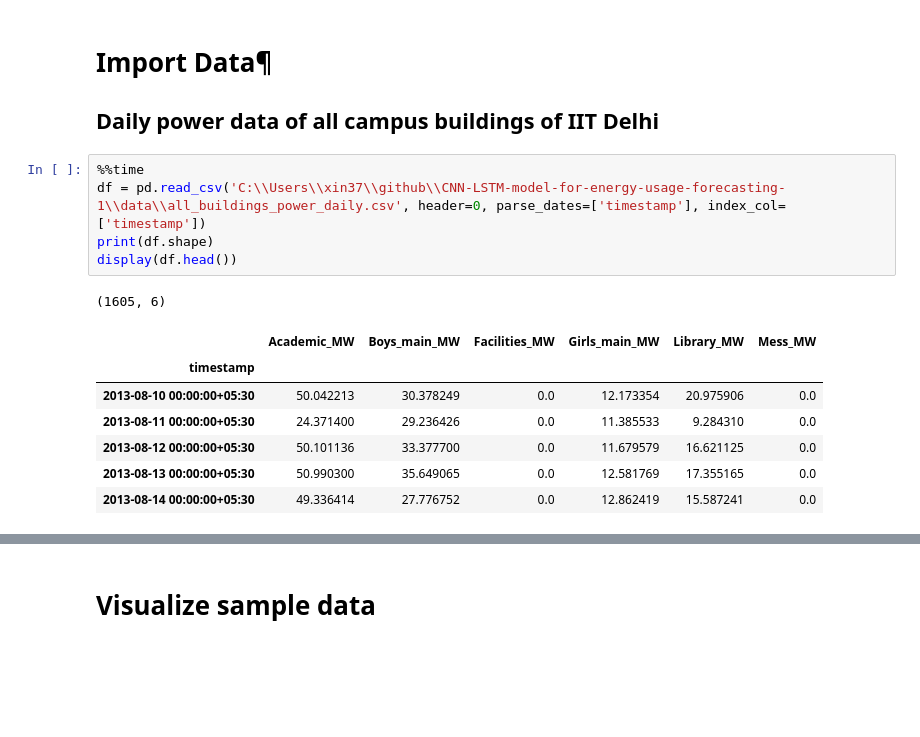
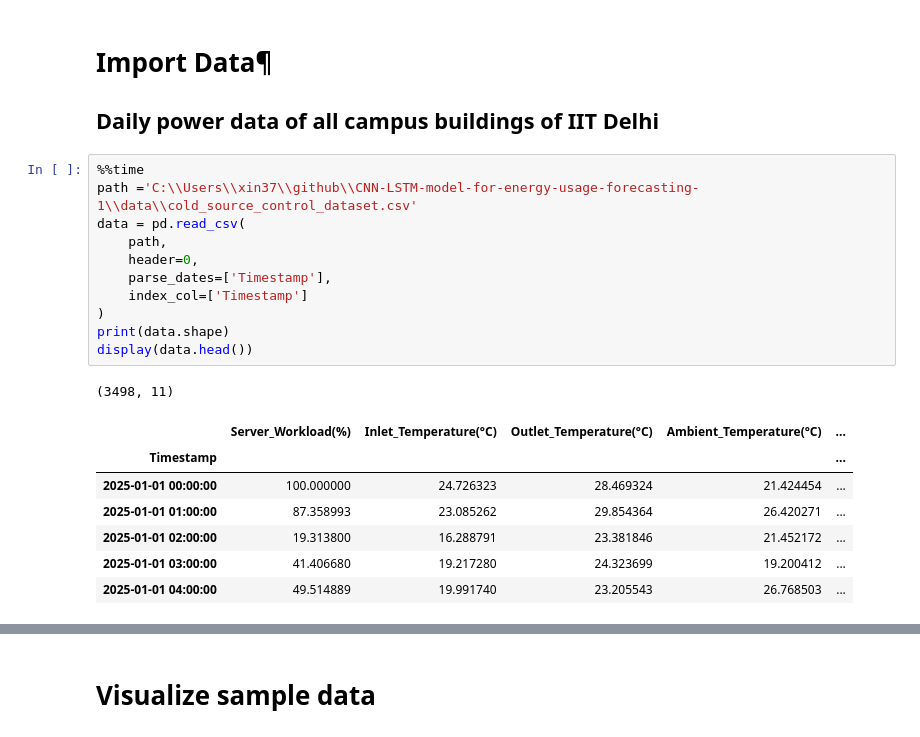
Before and after one commit to ha2ardbunny/Hybrid-Deep-Learning-DRL-Data-Center-Thermal-Management, a Jupyter notebook: CNN_LSTM_univariate_multistep_output_github_2023.ipynb, the cells around one changed output, grey strips where cells are left out. Cells and saved outputs as stored; diff of their text form; blank space fills up the shorter version.

```diff
--- a/CNN_LSTM_univariate_multistep_output_github_2023.ipynb
+++ b/CNN_LSTM_univariate_multistep_output_github_2023.ipynb
@@ -51,15 +53,21 @@ keras version:  3.14.0
 ## Daily power data of all campus buildings of IIT Delhi
 # %%
 %%time
-df = pd.read_csv('C:\\Users\\xin37\\github\\CNN-LSTM-model-for-energy-usage-forecasting-1\\data\\all_buildings_power_daily.csv', header=0, parse_dates=['timestamp'], index_col=['timestamp'])
-print(df.shape)
-display(df.head())
+path ='C:\\Users\\xin37\\github\\CNN-LSTM-model-for-energy-usage-forecasting-1\\data\\cold_source_control_dataset.csv'
+data = pd.read_csv(
+    path,
+    header=0,
+    parse_dates=['Timestamp'],
+    index_col=['Timestamp']
+)
+print(data.shape)
+display(data.head())
 # %% [output]
-(1605, 6)
+(3498, 11)
-|  | Academic_MW | Boys_main_MW | Facilities_MW | Girls_main_MW | Library_MW | Mess_MW |
-| timestamp |  |  |  |  |  |  |
-| 2013-08-10 00:00:00+05:30 | 50.042213 | 30.378249 | 0.0 | 12.173354 | 20.975906 | 0.0 |
-| 2013-08-11 00:00:00+05:30 | 24.371400 | 29.236426 | 0.0 | 11.385533 | 9.284310 | 0.0 |
-| 2013-08-12 00:00:00+05:30 | 50.101136 | 33.377700 | 0.0 | 11.679579 | 16.621125 | 0.0 |
-| 2013-08-13 00:00:00+05:30 | 50.990300 | 35.649065 | 0.0 | 12.581769 | 17.355165 | 0.0 |
-| 2013-08-14 00:00:00+05:30 | 49.336414 | 27.776752 | 0.0 | 12.862419 | 15.587241 | 0.0 |
+|  | Server_Workload(%) | Inlet_Temperature(°C) | Outlet_Temperature(°C) | Ambient_Temperature(°C) | ... |
+| Timestamp |  |  |  |  | ... |
+| 2025-01-01 00:00:00 | 100.000000 | 24.726323 | 28.469324 | 21.424454 | ... |
+| 2025-01-01 01:00:00 | 87.358993 | 23.085262 | 29.854364 | 26.420271 | ... |
+| 2025-01-01 02:00:00 | 19.313800 | 16.288791 | 23.381846 | 21.452172 | ... |
+| 2025-01-01 03:00:00 | 41.406680 | 19.217280 | 24.323699 | 19.200412 | ... |
+| 2025-01-01 04:00:00 | 49.514889 | 19.991740 | 23.205543 | 26.768503 | ... |
```
Also changed, not shown: parts of 16 cells of this notebook, 1 other file.
